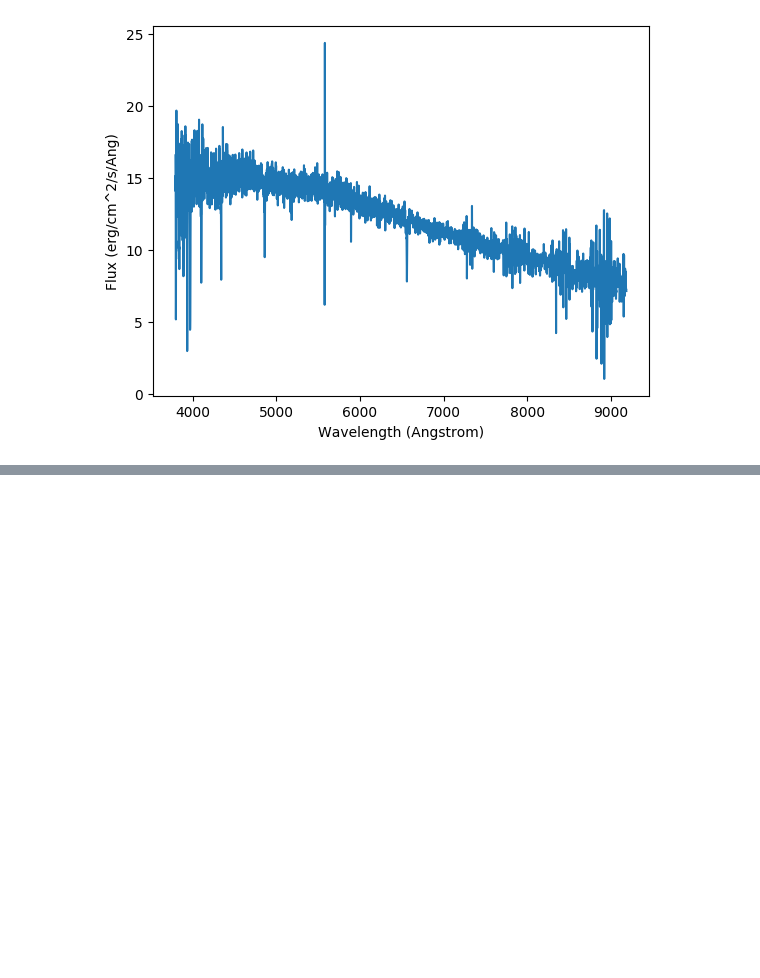
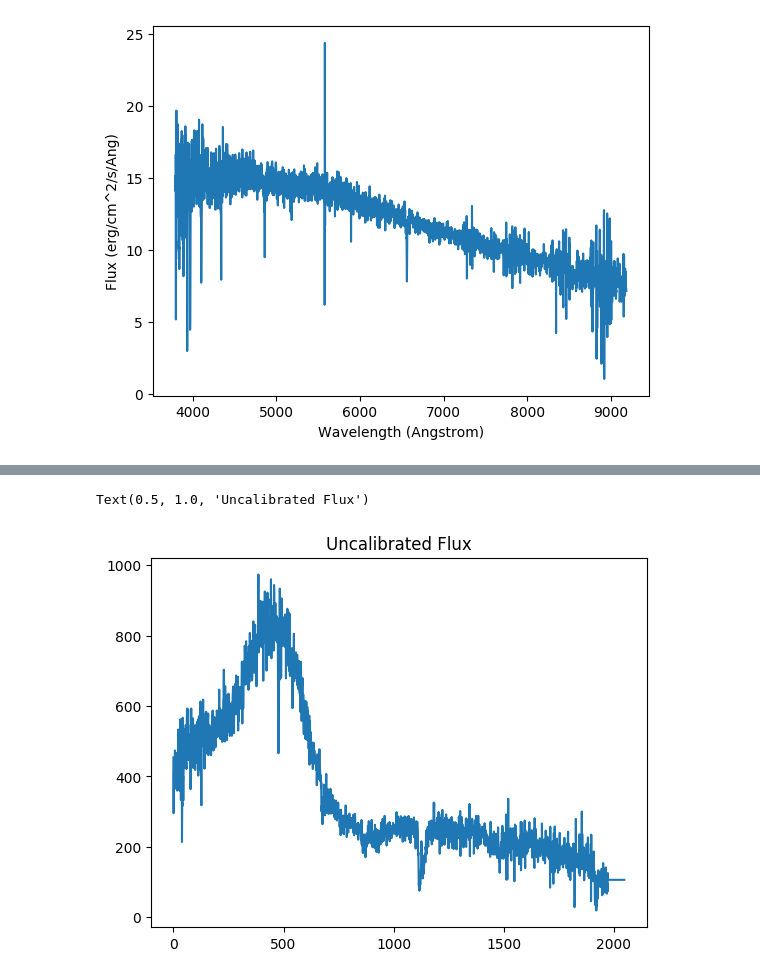
Before and after one commit to dirac-institute/stellar_karaoke, a Jupyter notebook: SDSS_Spectra_with_astroquery.ipynb, the cells around one changed output, grey strips where cells are left out. Cells and saved outputs as stored; diff of their text form; code cells hidden in the pictures; blank space fills up the shorter version.

```diff
--- a/SDSS_Spectra_with_astroquery.ipynb
+++ b/SDSS_Spectra_with_astroquery.ipynb
@@ -123,0 +341,2 @@ Text(0, 0.5, 'Flux (erg/cm^2/s/Ang)')
+# %%
+frame = fits.open(f'data/{plateNumber}/spFrame-r1-{expIdDownload}.fits.gz')
@@ -123,0 +354,6 @@ Text(0, 0.5, 'Flux (erg/cm^2/s/Ang)')
+# %%
+plt.plot(frame[0].data[0])
+plt.title('Uncalibrated Flux')
+# %% [output]
+Text(0.5, 1.0, 'Uncalibrated Flux')
+[figure, added]
```
Also changed, not shown: parts of 37 cells of this notebook.
